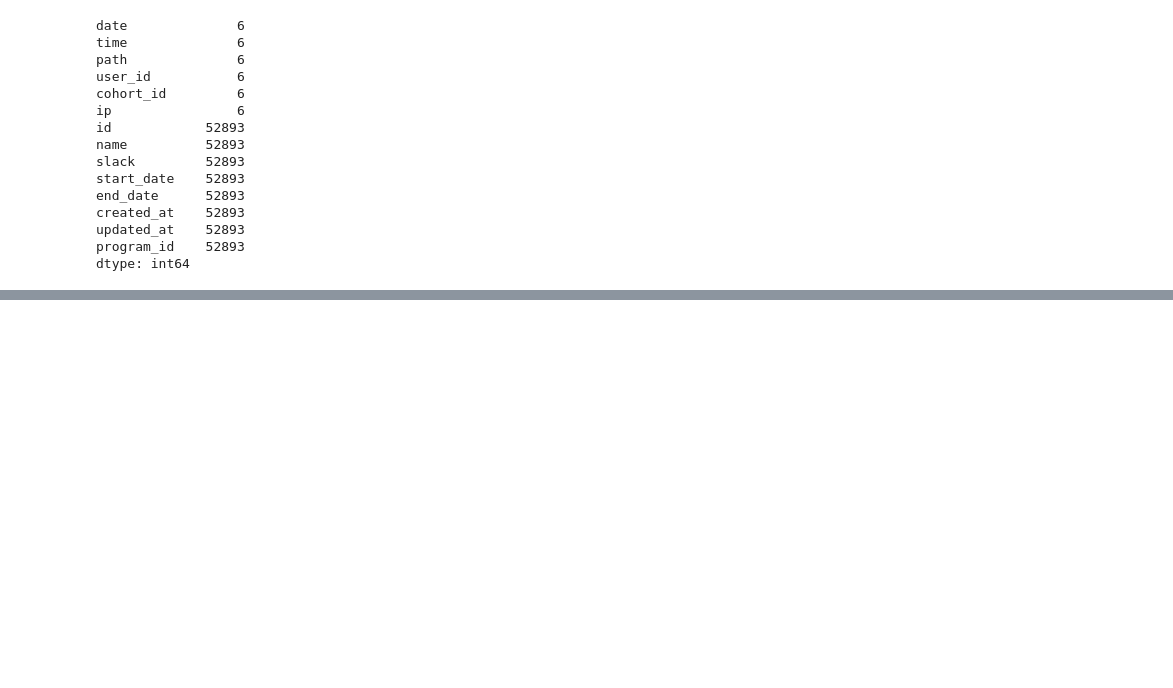
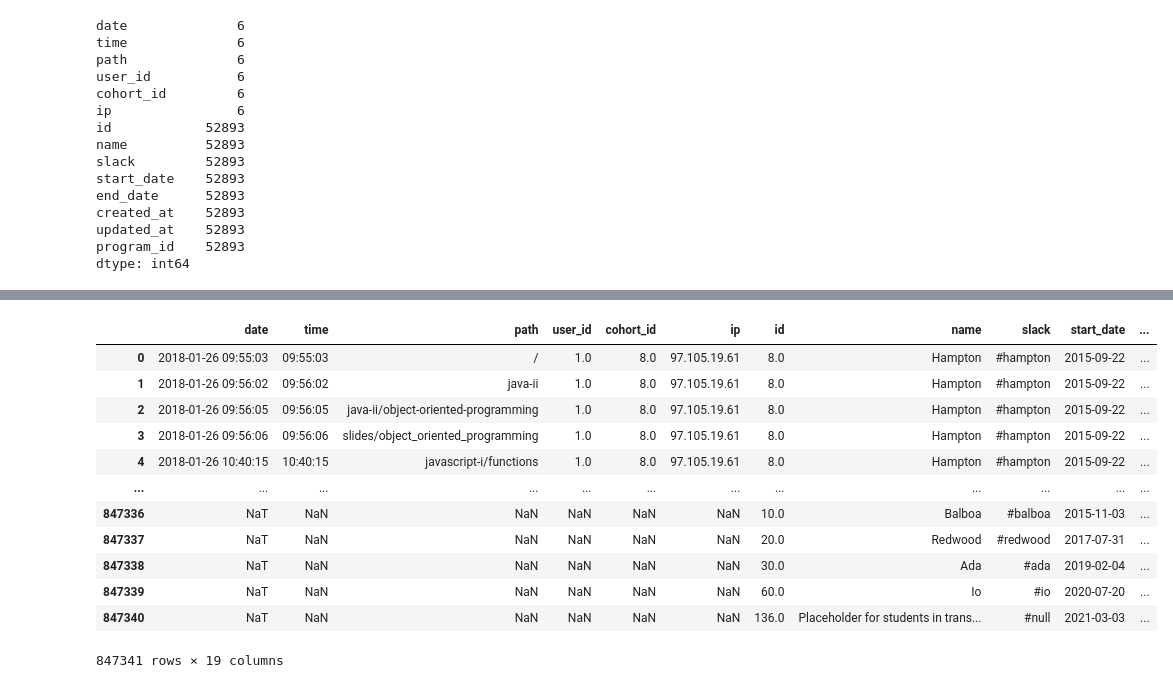
Before and after one commit to AACKV/anomaly_detection_project, a Jupyter notebook: Kyles_notebook.ipynb, the cells around one changed output, grey strips where cells are left out. Cells and saved outputs as stored; diff of their text form; code cells hidden in the pictures; blank space fills up the shorter version.

```diff
--- a/Kyles_notebook.ipynb
+++ b/Kyles_notebook.ipynb
@@ -1149,0 +1349,16 @@ dtype: int64
+# %%
+codeup_users
+# %% [output]
+|  | date | time | path | user_id | cohort_id | ip | id | name | slack | start_date | ... |
+| 0 | 2018-01-26 09:55:03 | 09:55:03 | / | 1.0 | 8.0 | 97.105.19.61 | 8.0 | Hampton | #hampton | 2015-09-22 | ... |
+| 1 | 2018-01-26 09:56:02 | 09:56:02 | java-ii | 1.0 | 8.0 | 97.105.19.61 | 8.0 | Hampton | #hampton | 2015-09-22 | ... |
+| 2 | 2018-01-26 09:56:05 | 09:56:05 | java-ii/object-oriented-programming | 1.0 | 8.0 | 97.105.19.61 | 8.0 | Hampton | #hampton | 2015-09-22 | ... |
+| 3 | 2018-01-26 09:56:06 | 09:56:06 | slides/object_oriented_programming | 1.0 | 8.0 | 97.105.19.61 | 8.0 | Hampton | #hampton | 2015-09-22 | ... |
+| 4 | 2018-01-26 10:40:15 | 10:40:15 | javascript-i/functions | 1.0 | 8.0 | 97.105.19.61 | 8.0 | Hampton | #hampton | 2015-09-22 | ... |
+| ... | ... | ... | ... | ... | ... | ... | ... | ... | ... | ... | ... |
+| 847336 | NaT | NaN | NaN | NaN | NaN | NaN | 10.0 | Balboa | #balboa | 2015-11-03 | ... |
+| 847337 | NaT | NaN | NaN | NaN | NaN | NaN | 20.0 | Redwood | #redwood | 2017-07-31 | ... |
+| 847338 | NaT | NaN | NaN | NaN | NaN | NaN | 30.0 | Ada | #ada | 2019-02-04 | ... |
+| 847339 | NaT | NaN | NaN | NaN | NaN | NaN | 60.0 | Io | #io | 2020-07-20 | ... |
+| 847340 | NaT | NaN | NaN | NaN | NaN | NaN | 136.0 | Placeholder for students in trans... | #null | 2021-03-03 | ... |
+847341 rows × 19 columns
```
Also changed, not shown: parts of 17 cells of this notebook, 2 other files.
